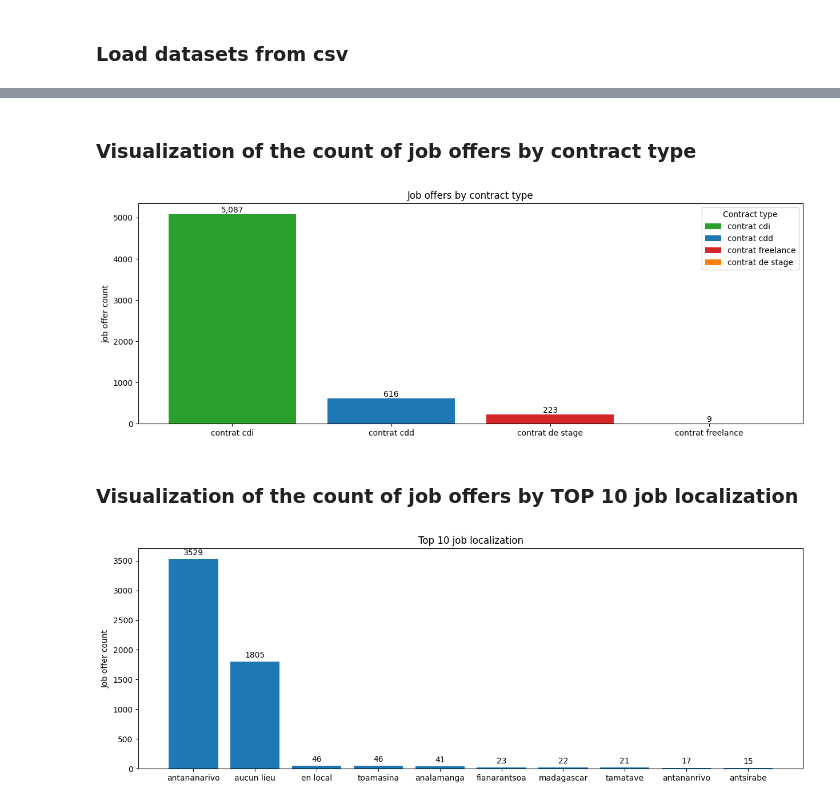
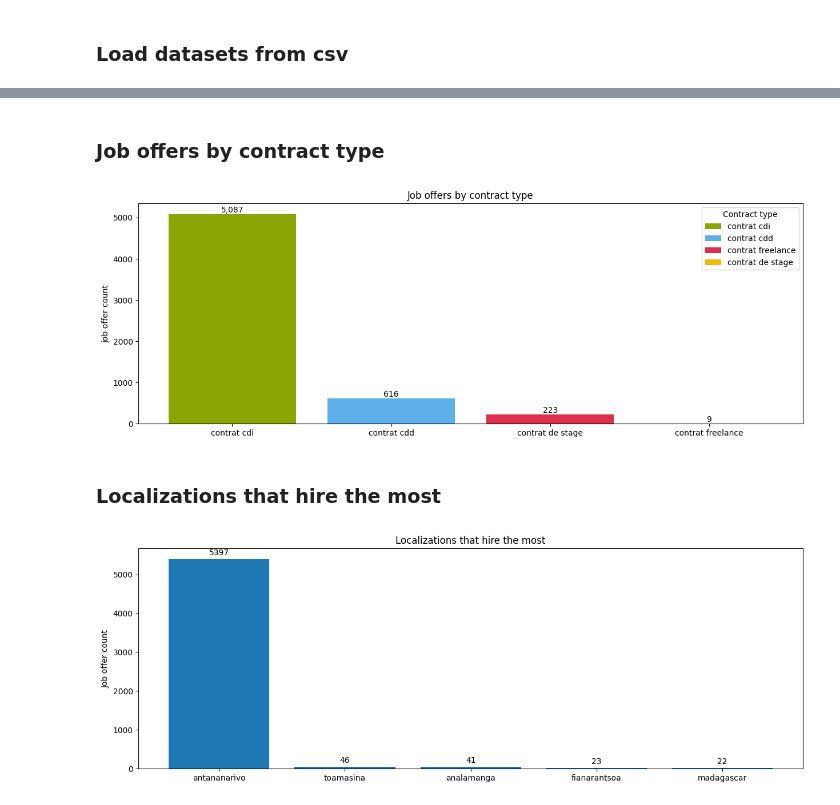
Before and after one commit to sarah-ursula-randriarivelo/job_offer_analysis, a Jupyter notebook: step_05_job_offer_visualization.ipynb, the cells around one changed output, grey strips where cells are left out. Cells and saved outputs as stored; diff of their text form; code cells hidden in the pictures.

```diff
--- a/step_05_job_offer_visualization.ipynb
+++ b/step_05_job_offer_visualization.ipynb
@@ -7,7 +6,8 @@ import pandas as pd
 # %% [markdown]
 ### Load datasets from csv
 # %%
-df = pd.read_csv('datasets/job_offer_cleaned.csv', delimiter= ',')
+df = pd.read_csv('datasets/job_offer_with_skills.csv', delimiter= ',')
+df = df.drop('Unnamed: 0', axis=1)
 print(df.shape)
-df.head(3)
+df.head()
 # %% [output]
@@ -19,36 +21,34 @@ df.head(3)
 # %% [markdown]
-### Visualization of the count of job offers by contract type
+### Job offers by contract type
 # %%
 fig, ax = plt.subplots(figsize = (15,5))
 
 job_offer_count = df[df['type_contrat'].isin(['contrat cdi', 'contrat cdd', 'contrat freelance', 'contrat de stage'])]['type_contrat'].value_counts().index
 contract_type = df[df['type_contrat'].isin(['contrat cdi', 'contrat cdd', 'contrat freelance', 'contrat de stage'])]['type_contrat'].value_counts().values
 bar_labels = ['contrat cdi', 'contrat cdd', 'contrat freelance', 'contrat de stage']
-bar_colors = ['tab:green', 'tab:blue', 'tab:red', 'tab:orange']
+bar_colors = ['#8BA503', '#5CAFE7', '#DE2E4B', '#F3BB00']
 
 bars = ax.bar(job_offer_count, contract_type, label=bar_labels, color=bar_colors)
 ax.bar_label(bars, fmt='{:,.0f}')
 ax.set_ylabel('job offer count')
 ax.set_title('Job offers by contract type')
 ax.legend(title='Contract type')
 plt.show()
 # %% [output]
-[figure, old version]
+[figure, new version]
 # %% [markdown]
-### Visualization of the count of job offers by TOP 10 job localization
+### Localizations that hire the most
 # %%
 fig, ax = plt.subplots(figsize=(15,5))
 
-localization = df['lieu'].value_counts().head(10)
+localization = df['lieu_clean'].value_counts().head()
 
 bars = ax.bar(localization.index, localization.values, color='tab:blue')
 
 ax.bar_label(bars, padding=3)
 
 ax.set_ylabel('Job offer count')
-ax.set_title('Top 10 job localization')
-
-# plt.xticks(rotation=45)
+ax.set_title('Localizations that hire the most')
 plt.show()
 # %% [output]
-[figure, old version]
+[figure, new version]
```
Also changed, not shown: parts of 9 cells of this notebook, 7 other files.
